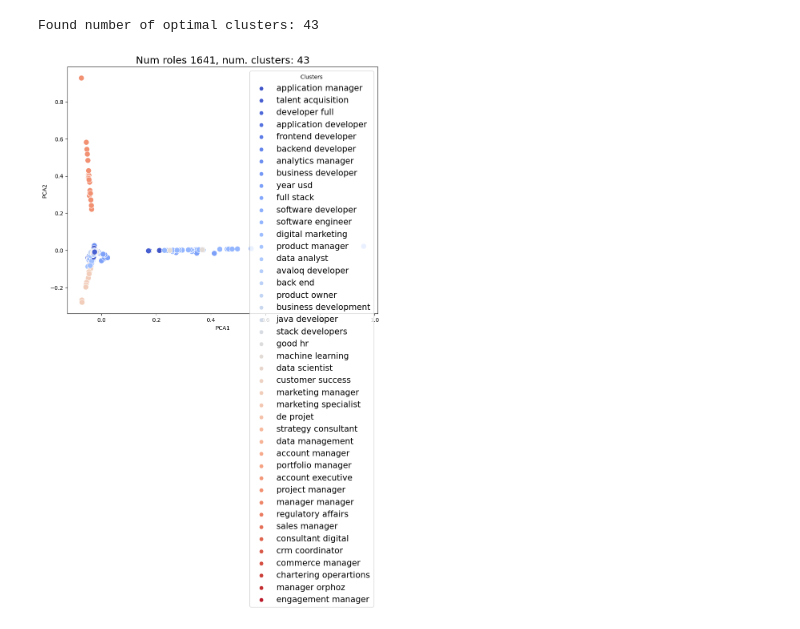
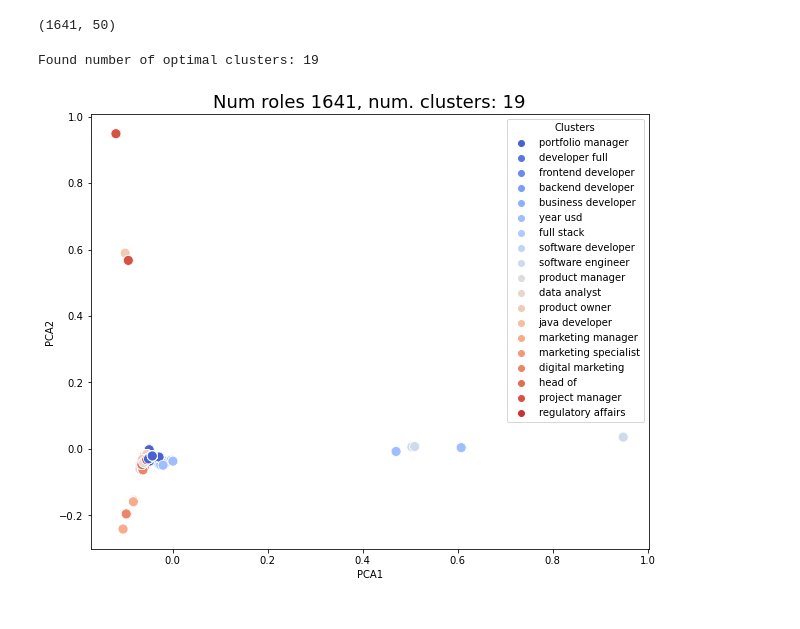
Before and after one commit to andrea-dagostino/simple_keyword_clusterer, a Jupyter notebook: prototyping/test.ipynb, the cells around one changed output. Saved outputs shown, nothing was run; the diff lists cells and outputs as text; code cells hidden in the pictures.

```diff
--- a/prototyping/test.ipynb
+++ b/prototyping/test.ipynb
@@ -16,7 +16,7 @@ from tqdm import tqdm
 
 from sklearn.feature_extraction.text import CountVectorizer, TfidfVectorizer, HashingVectorizer
 # %%
-STOPWORDS = list(set(stopwords.words('english')))
+STOPWORDS = list(set(stopwords.words('italian')))
 # %%
 to_remove = ["junior", "senior", "stage", "sr", "entwickler", "time", "remote"]
 STOPWORDS.extend(to_remove)
@@ -64,6 +64,9 @@ def normalize_role(text):
             return right + " " + text[len(wrong) + 1:]
         else:
             return text
+# %%
+kws = pd.read_excel("kwset.xlsx")
+kws = list(kws.keyword)
 # %%
 cleaned_jobs = [sanitize_text(job, remove_stopwords=True) for job in jobs]
 cleaned_roles = [normalize_role(job) for job in cleaned_jobs]
@@ -78,16 +81,9 @@ def find_number_of_clusters(data, centers):
         silhouette_coefficients.append(score)
 
     return silhouette_coefficients.index(max(silhouette_coefficients))
-# %%
-def find_elbow(clusterer):
-    sse = []
-    for i in range(2, 20):
-        sse.append(clusterer.inertia_)
-    kl = KneeLocator(range(2, 20), sse, curve="convex", direction="decreasing")
-    return kl.elbow
 # %%
-def find_elbow1(X):
-    range_n_clusters = range(2, 50)         # clusters range you want to select
+def find_elbow(X):
+    range_n_clusters = range(2, 20)         # clusters range you want to select
     best_clusters = 0                       # best cluster number which you will get
     previous_silh_avg = 0.0
 
@@ -102,9 +98,10 @@ def find_elbow1(X):
 # %%
 def run(vectorizer, cleaned_jobs):
     X = vectorizer.fit_transform(cleaned_jobs).toarray()
+    print(X.shape)
     voc = vectorizer.get_feature_names()
 
-    opt_n_clusters = find_elbow1(X)
+    opt_n_clusters = find_elbow(X)
     print(f"Found number of optimal clusters: {opt_n_clusters}")
 
     clusterer = cluster.KMeans(n_clusters=opt_n_clusters, random_state=42).fit(X)
@@ -113,39 +110,38 @@ def run(vectorizer, cleaned_jobs):
     decomposer = decomposition.PCA(n_components=2, random_state=42)
     reduced = decomposer.fit_transform(X)
 
-
     centers = decomposer.transform(clusterer.cluster_centers_)
-
 
     component_1, component_2 = reduced[:, 0], reduced[:, 1]
     df = pd.concat([pd.Series(component_1, name="PCA1"), \
         pd.Series(component_2, name="PCA2"), \
             pd.Series(clusters, name="cluster")], axis=1)
 
     plt.figure(figsize=(10, 8))
 
     # print("Top terms per cluster:")
     order_centroids = clusterer.cluster_centers_.argsort()[:, ::-1]
     kws = []
     for i, (_x, _y) in enumerate(centers):
         # print("Cluster %d:" % i),
         for ind in order_centroids[i, :1]:
             # print(' %s' % voc[ind])
             kws.append(voc[ind])
             # plt.text(_x, _y, f"{i}_{voc[ind]}", horizontalalignment='left', size='medium', color='black')
 
     df['cluster'] = df['cluster'].map({key:value for (key, value) in enumerate(kws)})
 
     sns.scatterplot(data=df, x="PCA1", y="PCA2", hue="cluster", palette="coolwarm", s=100)
     plt.title(f"Num roles {len(cleaned_roles)}, num. clusters: {opt_n_clusters}", fontsize=18)
-    plt.legend(fontsize=15, title="Clusters", fancybox=True)
+    plt.legend(fontsize=10, title="Clusters")
     plt.show()
 
     df['input'] = cleaned_roles
 
     return df
 
-df = run(TfidfVectorizer(ngram_range=(2, 2), smooth_idf=True, sublinear_tf=True), cleaned_roles)
+df = run(TfidfVectorizer(ngram_range=(2, 2), max_features=50, smooth_idf=True, sublinear_tf=True), cleaned_roles)
 # %% [output]
-Found number of optimal clusters: 43
+(1641, 50)
+Found number of optimal clusters: 19
-[figure, old version]
+[figure, new version]
```
Also changed, not shown: parts of 1 cell of this notebook, 7 other files.
